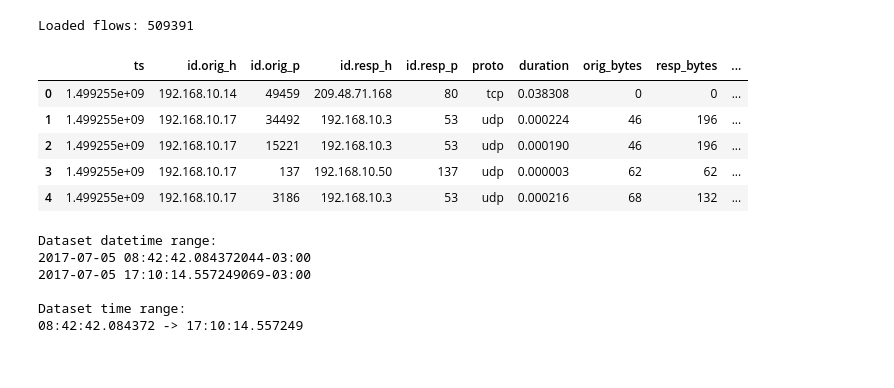
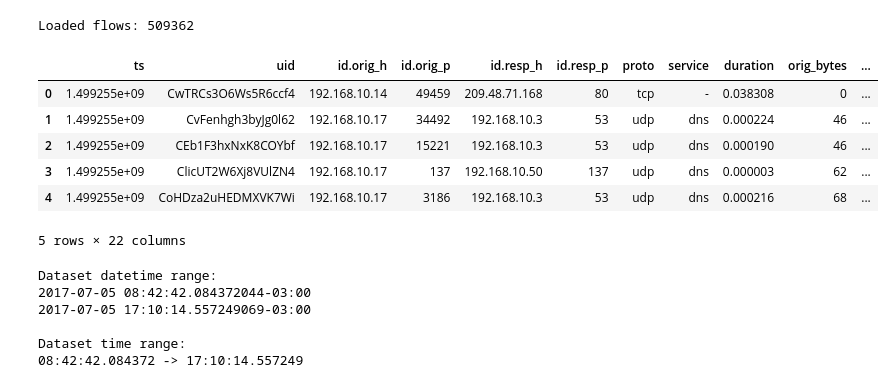
Before and after one commit to ramuld12/Property-based-Neural-Network-Verification, a Jupyter notebook: data/CICIDS2017/label_cicids2017.ipynb, the cells around one changed output. Saved outputs shown, nothing was run; the diff lists cells and outputs as text; code cells hidden in the pictures.

```diff
--- a/data/CICIDS2017/label_cicids2017.ipynb
+++ b/data/CICIDS2017/label_cicids2017.ipynb
@@ -46,17 +46,18 @@ def label_flows_vectorized(df, rules):
 
     return df
 # %%
-df = pd.read_csv("zeek_logs/Wednesday-workingHours/conn.csv")
+df = pd.read_csv("zeek_logs/conn.tsv", delimiter="\t")
 print("Loaded flows:", len(df))
 df.head()
 # %% [output]
-Loaded flows: 509391
+Loaded flows: 509362
-|  | ts | id.orig_h | id.orig_p | id.resp_h | id.resp_p | proto | duration | orig_bytes | resp_bytes | ... |
-| 0 | 1.499255e+09 | 192.168.10.14 | 49459 | 209.48.71.168 | 80 | tcp | 0.038308 | 0 | 0 | ... |
-| 1 | 1.499255e+09 | 192.168.10.17 | 34492 | 192.168.10.3 | 53 | udp | 0.000224 | 46 | 196 | ... |
-| 2 | 1.499255e+09 | 192.168.10.17 | 15221 | 192.168.10.3 | 53 | udp | 0.000190 | 46 | 196 | ... |
-| 3 | 1.499255e+09 | 192.168.10.17 | 137 | 192.168.10.50 | 137 | udp | 0.000003 | 62 | 62 | ... |
-| 4 | 1.499255e+09 | 192.168.10.17 | 3186 | 192.168.10.3 | 53 | udp | 0.000216 | 68 | 132 | ... |
+|  | ts | uid | id.orig_h | id.orig_p | id.resp_h | id.resp_p | proto | service | duration | orig_bytes | ... |
+| 0 | 1.499255e+09 | CwTRCs3O6Ws5R6ccf4 | 192.168.10.14 | 49459 | 209.48.71.168 | 80 | tcp | - | 0.038308 | 0 | ... |
+| 1 | 1.499255e+09 | CvFenhgh3byJg0l62 | 192.168.10.17 | 34492 | 192.168.10.3 | 53 | udp | dns | 0.000224 | 46 | ... |
+| 2 | 1.499255e+09 | CEb1F3hxNxK8COYbf | 192.168.10.17 | 15221 | 192.168.10.3 | 53 | udp | dns | 0.000190 | 46 | ... |
+| 3 | 1.499255e+09 | ClicUT2W6Xj8VUlZN4 | 192.168.10.17 | 137 | 192.168.10.50 | 137 | udp | dns | 0.000003 | 62 | ... |
+| 4 | 1.499255e+09 | CoHDza2uHEDMXVK7Wi | 192.168.10.17 | 3186 | 192.168.10.3 | 53 | udp | dns | 0.000216 | 68 | ... |
+5 rows × 22 columns
 # %%
 df = convert_timestamps(df)
 
```
Also changed, not shown: parts of 4 cells of this notebook, 10 other files.
